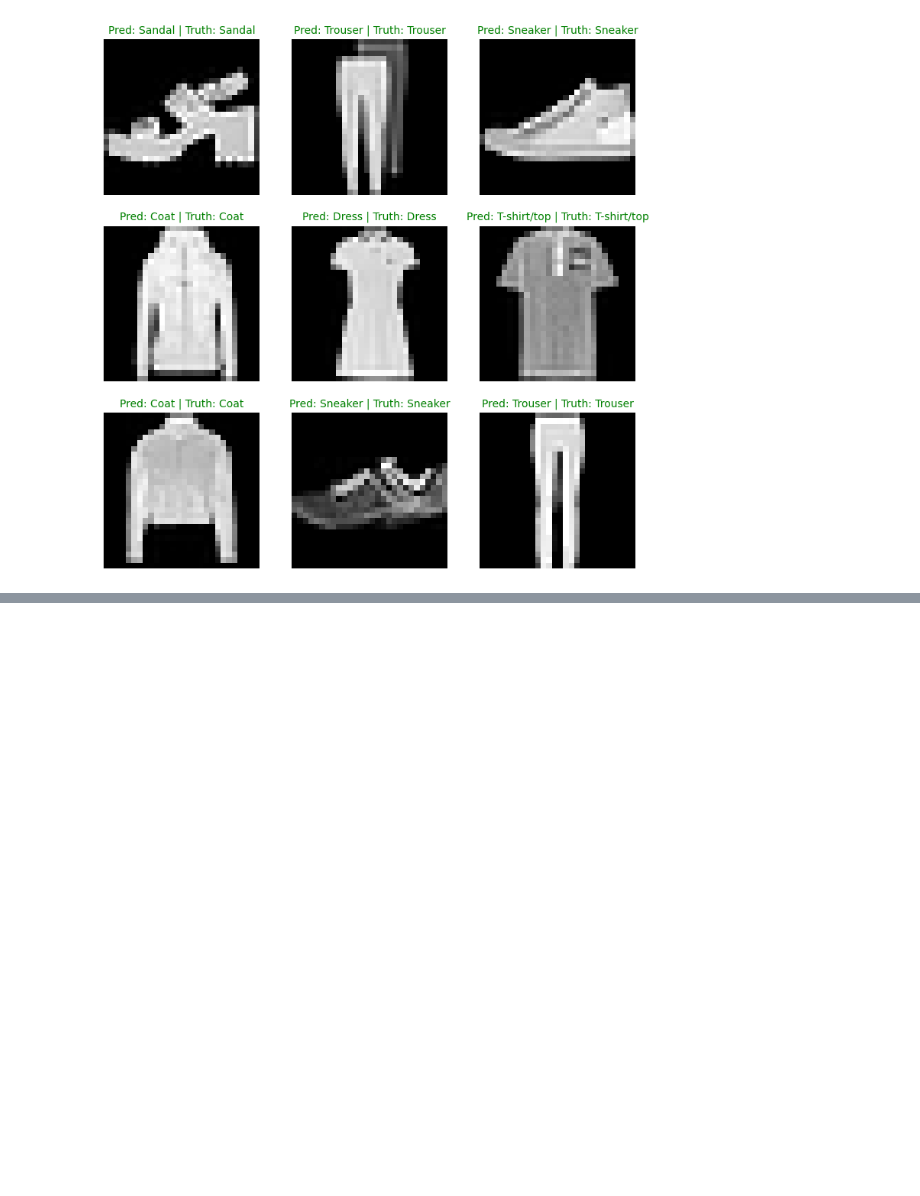
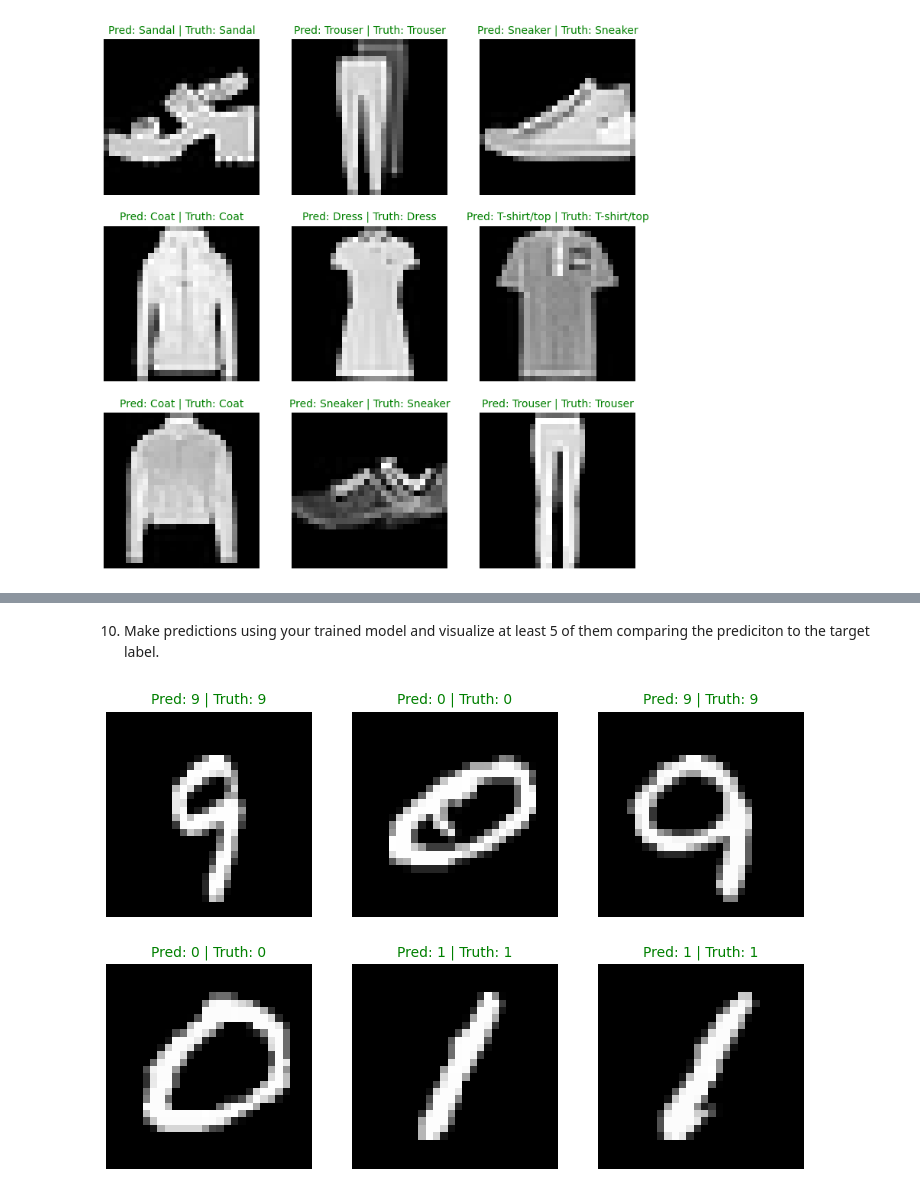
Before and after one commit to eac83/PyTorch_Practice, a Jupyter notebook: 03_PyTorch_Computer_Vision.ipynb, the cells around one changed output, grey strips where cells are left out. Cells and saved outputs as stored; diff of their text form; code cells hidden in the pictures; blank space fills up the shorter version.

```diff
--- a/03_PyTorch_Computer_Vision.ipynb
+++ b/03_PyTorch_Computer_Vision.ipynb
@@ -1055,0 +1442,37 @@ for i, sample in enumerate(test_samples):
+# %% [markdown]
+10. Make predictions using your trained model and visualize at least 5 of them comparing the prediciton to the target label.
+# %%
+# Take random samples from test set
+import random
+#random.seed(42)
+test_samples = []
+test_labels = []
+for sample, label in random.sample(list(test_data), k=6):
+    test_samples.append(sample)
+    test_labels.append(label)
+
+# Make predictions on test samples
+pred_probs = make_predictions(model=model_ex_cpu,
+                              data=test_samples,
+                              device='cpu')
+
+# Turn the prediction probabilities into prediction labels by taking the argmax()
+pred_classes = pred_probs.argmax(dim=1)
+pred_classes
+
+# Plot predictions
+plt.figure(figsize=(9, 6))
+nrows = 2
+ncols = 3
+for i, sample in enumerate(test_samples):
+    plt.subplot(nrows, ncols, i+1)
+    plt.imshow(sample.squeeze(), cmap='gray')
+    pred_label = pred_classes[i]
+    truth_label = test_labels[i]
+    title_text = f'Pred: {pred_label} | Truth: {truth_label}'
+    title_color = 'g' if pred_label == truth_label else 'r'
+    plt.title(title_text, fontsize=10, c=title_color)
+    plt.axis(False)
+plt.show();
+# %% [output]
+[figure, added]
```
Also changed, not shown: parts of 48 cells of this notebook, 10 other files.
